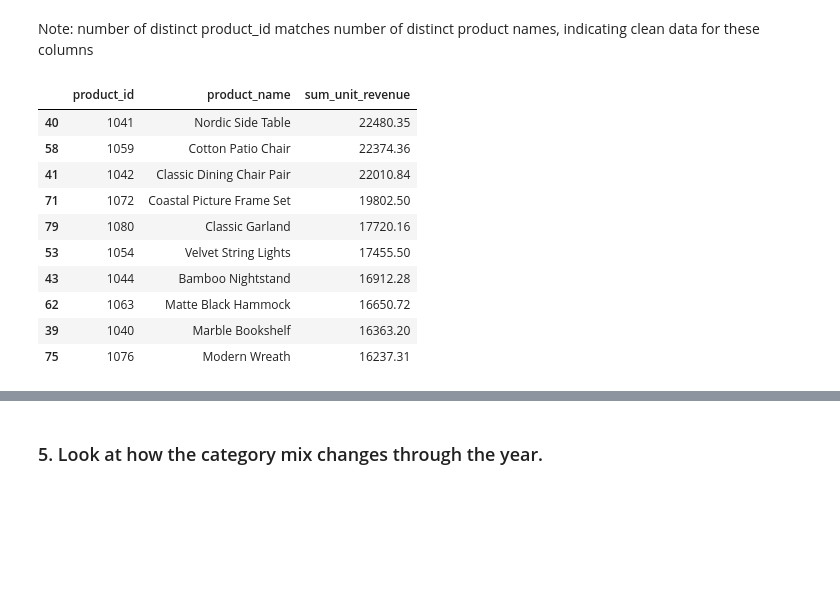
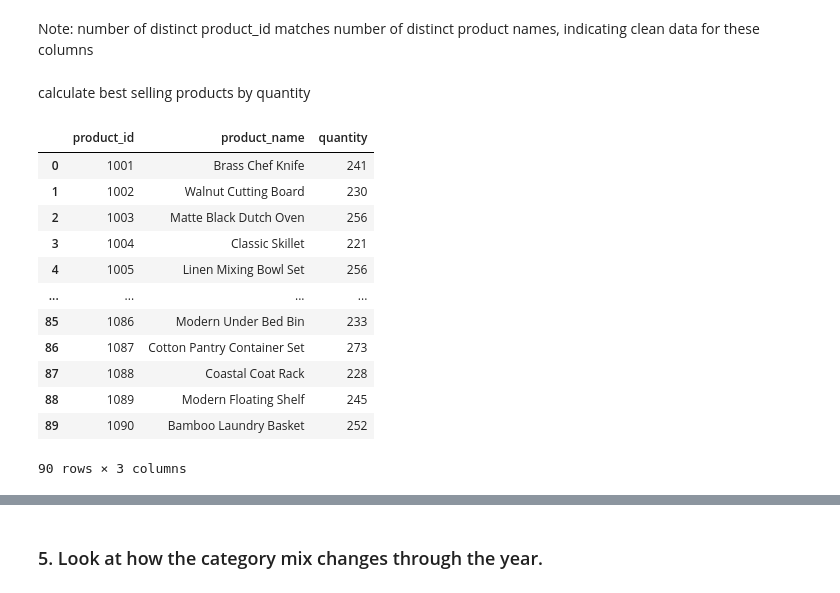
Before and after one commit to Mohamed-Shaheedullah/wayfair-python-analysis, a Jupyter notebook: wayfair-analysis.ipynb, the cells around one changed output, grey strips where cells are left out. Drawn from its saved outputs; the diff is of its cells as text; code cells hidden in the pictures; blank space fills up the shorter version.

```diff
--- a/wayfair-analysis.ipynb
+++ b/wayfair-analysis.ipynb
@@ -443,14 +439,20 @@ top_10_revenue_per_product = revenue_per_product.nlargest(10, 'sum_unit_revenue'
-# %%
-top_10_revenue_per_product
-# %% [output]
-|  | product_id | product_name | sum_unit_revenue |
-| 40 | 1041 | Nordic Side Table | 22480.35 |
-| 58 | 1059 | Cotton Patio Chair | 22374.36 |
-| 41 | 1042 | Classic Dining Chair Pair | 22010.84 |
-| 71 | 1072 | Coastal Picture Frame Set | 19802.50 |
-| 79 | 1080 | Classic Garland | 17720.16 |
-| 53 | 1054 | Velvet String Lights | 17455.50 |
-| 43 | 1044 | Bamboo Nightstand | 16912.28 |
-| 62 | 1063 | Matte Black Hammock | 16650.72 |
-| 39 | 1040 | Marble Bookshelf | 16363.20 |
-| 75 | 1076 | Modern Wreath | 16237.31 |
+# %% [markdown]
+calculate best selling products by quantity
+# %%
+product_quantity = orders_with_products.groupby(['product_id', 'product_name'])['quantity'].sum().reset_index()
+# %%
+product_quantity
+# %% [output]
+|  | product_id | product_name | quantity |
+| 0 | 1001 | Brass Chef Knife | 241 |
+| 1 | 1002 | Walnut Cutting Board | 230 |
+| 2 | 1003 | Matte Black Dutch Oven | 256 |
+| 3 | 1004 | Classic Skillet | 221 |
+| 4 | 1005 | Linen Mixing Bowl Set | 256 |
+| ... | ... | ... | ... |
+| 85 | 1086 | Modern Under Bed Bin | 233 |
+| 86 | 1087 | Cotton Pantry Container Set | 273 |
+| 87 | 1088 | Coastal Coat Rack | 228 |
+| 88 | 1089 | Modern Floating Shelf | 245 |
+| 89 | 1090 | Bamboo Laundry Basket | 252 |
+90 rows × 3 columns
```
Also changed, not shown: parts of 7 cells of this notebook.
